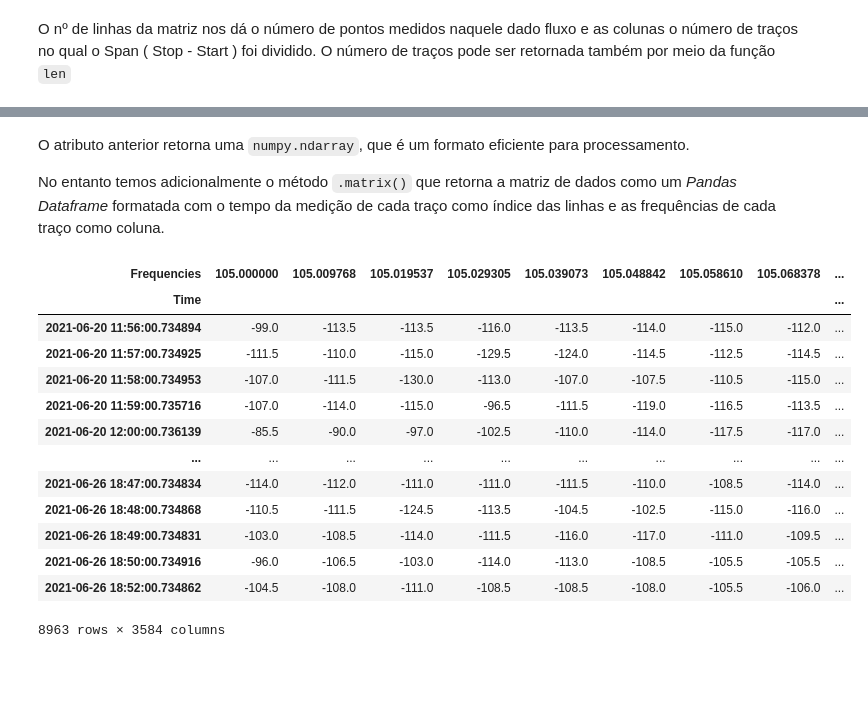
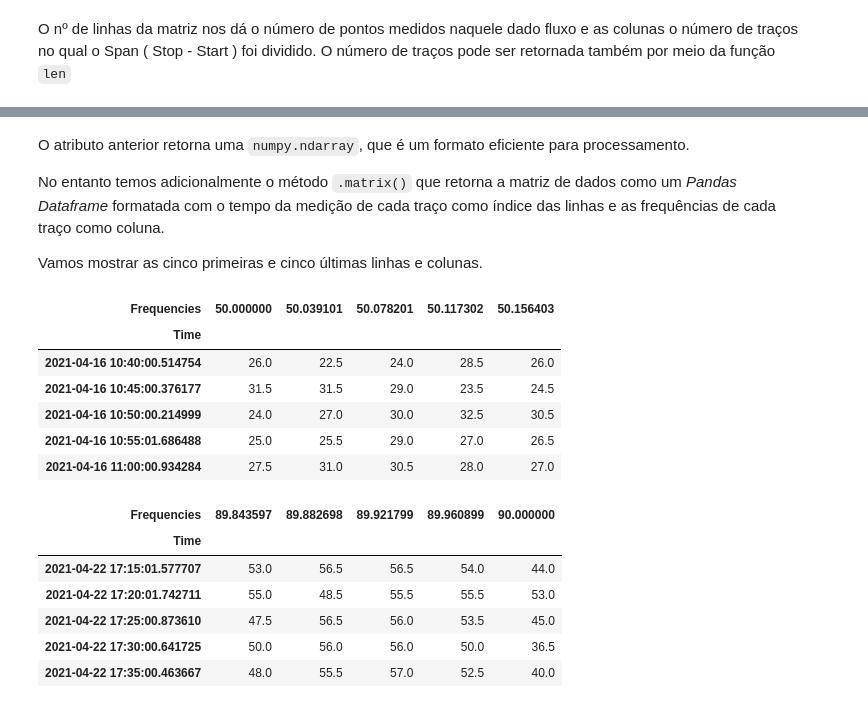
Before and after one commit to ronaldokun/rfpye, a Jupyter notebook: nbs/index.ipynb, the cells around one changed output, grey strips where cells are left out. Saved outputs shown, nothing was run; the diff lists cells and outputs as text; code cells hidden in the pictures; blank space fills up the shorter version.

```diff
--- a/nbs/index.ipynb
+++ b/nbs/index.ipynb
@@ -195,20 +204,25 @@ print(len(fluxo))
 O atributo anterior retorna uma `numpy.ndarray`, que é um formato eficiente para processamento.
 
 No entanto temos adicionalmente o método `.matrix()` que retorna a matriz de dados como um _Pandas Dataframe_ formatada com o tempo da medição de cada traço como índice das linhas e as frequências de cada traço como coluna.
+
+Vamos mostrar as cinco primeiras e cinco últimas linhas e colunas.
 # %%
-fluxo.matrix()
+fluxo.matrix().iloc[:5, :5]
 # %% [output]
-| Frequencies | 105.000000 | 105.009768 | 105.019537 | 105.029305 | 105.039073 | 105.048842 | 105.058610 | 105.068378 | ... |
-| Time |  |  |  |  |  |  |  |  | ... |
-| 2021-06-20 11:56:00.734894 | -99.0 | -113.5 | -113.5 | -116.0 | -113.5 | -114.0 | -115.0 | -112.0 | ... |
-| 2021-06-20 11:57:00.734925 | -111.5 | -110.0 | -115.0 | -129.5 | -124.0 | -114.5 | -112.5 | -114.5 | ... |
-| 2021-06-20 11:58:00.734953 | -107.0 | -111.5 | -130.0 | -113.0 | -107.0 | -107.5 | -110.5 | -115.0 | ... |
-| 2021-06-20 11:59:00.735716 | -107.0 | -114.0 | -115.0 | -96.5 | -111.5 | -119.0 | -116.5 | -113.5 | ... |
-| 2021-06-20 12:00:00.736139 | -85.5 | -90.0 | -97.0 | -102.5 | -110.0 | -114.0 | -117.5 | -117.0 | ... |
-| ... | ... | ... | ... | ... | ... | ... | ... | ... | ... |
-| 2021-06-26 18:47:00.734834 | -114.0 | -112.0 | -111.0 | -111.0 | -111.5 | -110.0 | -108.5 | -114.0 | ... |
-| 2021-06-26 18:48:00.734868 | -110.5 | -111.5 | -124.5 | -113.5 | -104.5 | -102.5 | -115.0 | -116.0 | ... |
-| 2021-06-26 18:49:00.734831 | -103.0 | -108.5 | -114.0 | -111.5 | -116.0 | -117.0 | -111.0 | -109.5 | ... |
-| 2021-06-26 18:50:00.734916 | -96.0 | -106.5 | -103.0 | -114.0 | -113.0 | -108.5 | -105.5 | -105.5 | ... |
-| 2021-06-26 18:52:00.734862 | -104.5 | -108.0 | -111.0 | -108.5 | -108.5 | -108.0 | -105.5 | -106.0 | ... |
+| Frequencies | 50.000000 | 50.039101 | 50.078201 | 50.117302 | 50.156403 |
+| Time |  |  |  |  |  |
+| 2021-04-16 10:40:00.514754 | 26.0 | 22.5 | 24.0 | 28.5 | 26.0 |
+| 2021-04-16 10:45:00.376177 | 31.5 | 31.5 | 29.0 | 23.5 | 24.5 |
+| 2021-04-16 10:50:00.214999 | 24.0 | 27.0 | 30.0 | 32.5 | 30.5 |
+| 2021-04-16 10:55:01.686488 | 25.0 | 25.5 | 29.0 | 27.0 | 26.5 |
+| 2021-04-16 11:00:00.934284 | 27.5 | 31.0 | 30.5 | 28.0 | 27.0 |
-8963 rows × 3584 columns
+# %%
+fluxo.matrix().iloc[-5:, -5:]
+# %% [output]
+| Frequencies | 89.843597 | 89.882698 | 89.921799 | 89.960899 | 90.000000 |
+| Time |  |  |  |  |  |
+| 2021-04-22 17:15:01.577707 | 53.0 | 56.5 | 56.5 | 54.0 | 44.0 |
+| 2021-04-22 17:20:01.742711 | 55.0 | 48.5 | 55.5 | 55.5 | 53.0 |
+| 2021-04-22 17:25:00.873610 | 47.5 | 56.5 | 56.0 | 53.5 | 45.0 |
+| 2021-04-22 17:30:00.641725 | 50.0 | 56.0 | 56.0 | 50.0 | 36.5 |
+| 2021-04-22 17:35:00.463667 | 48.0 | 55.5 | 57.0 | 52.5 | 40.0 |
```
Also changed, not shown: parts of 15 cells of this notebook, 11 other files.
